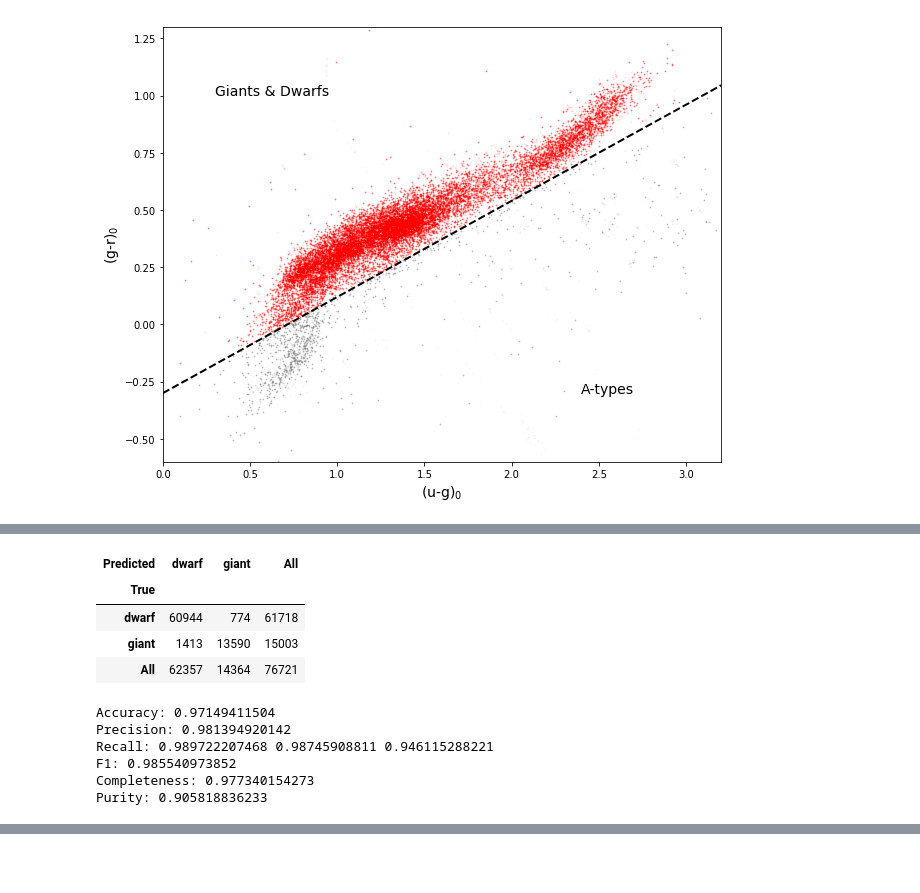
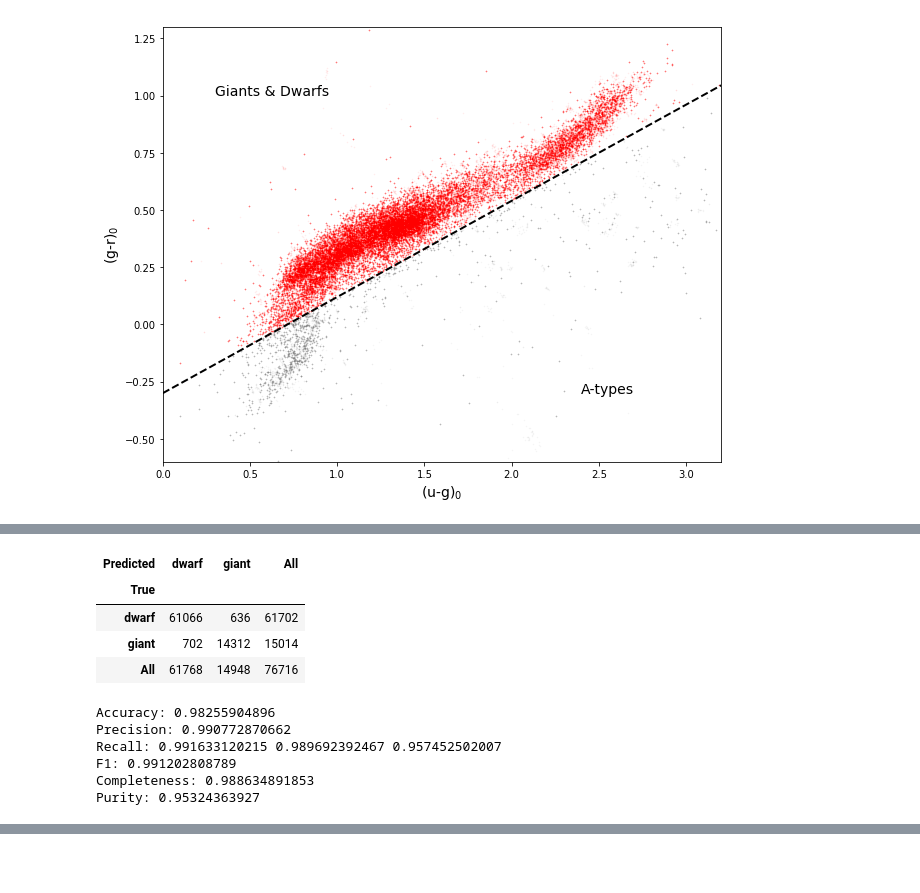
Before and after one commit to nannau/cfis_ml, a Jupyter notebook: catalogue_classing.ipynb, the cells around one changed output, grey strips where cells are left out. Drawn from its saved outputs; the diff is of its cells as text; code cells hidden in the pictures.

Commit message:
Added training based on colour. Includes results after 150 epochs

```diff
--- a/catalogue_classing.ipynb
+++ b/catalogue_classing.ipynb
@@ -189,7 +200,7 @@ Accuracy 0.786366006257
 seed = 7
 np.random.seed(seed)
 
-X = inputf.values.astype(float)
+X = inputs_col.values.astype(float)
 Y = outputf['logg_trinary'].values
 # loading the iris dataset
 print X.shape, Y.shape
@@ -202,14 +213,12 @@ print Y
 [2 2 1 ..., 1 0 2]
 # %%
-# encode class values as integers
-encoder = LabelEncoder()
-encoder.fit(outputf['logg_binary'])
-encoded_Y = encoder.transform(outputf['logg_binary'])
+epochs=150
+batch_size =1000
 
 def create_baseline():
     # create model
     model = Sequential()
-    model.add(Dense(32, input_dim=13, kernel_initializer='normal', activation='relu')) #v input_dim=13,
+    model.add(Dense(32, input_dim=5, kernel_initializer='normal', activation='relu')) #input_dim=13,
     model.add(Dense(5096, kernel_initializer='normal', activation='relu'))
     #model.add(Dense(256, kernel_initializer='normal', activation='relu'))
     model.add(Dense(256, kernel_initializer='normal', activation='relu'))
@@ -219,21 +228,24 @@ def create_baseline():
     model.compile(loss='binary_crossentropy', optimizer='adam', metrics=['accuracy'])
     return model
 
-new_model = False
+# encode class values as integers
+encoder = LabelEncoder()
+encoder.fit(outputf['logg_binary'])
+encoded_Y = encoder.transform(outputf['logg_binary'])
+
+new_model = True
+
 kfold = StratifiedKFold(n_splits=5, shuffle=True, random_state=seed)
+estimator = KerasClassifier(build_fn=create_baseline, epochs=epochs, batch_size=batch_size, verbose=1)
 
 if new_model:
     # evaluate model with standardized dataset
     print "Baseline creation..."
-    estimator = KerasClassifier(build_fn=create_baseline, epochs=100, batch_size=1000, verbose=1)
-    y_pred = cross_val_predict(estimator, X, encoded_Y, cv=kfold, n_jobs = 2)
+    y_pred = cross_val_predict(estimator, X, encoded_Y, cv=kfold, n_jobs = 5)
     y_val = (y_pred, encoded_Y)
-    pickle.dump(y_val, open( "./binary_class_pred.pickle", "wb" ) )
+    pickle.dump(y_val, open( "./pickle/binary_class_pred.pickle", "wb" ) )
 
 else:
-    y_val = pickle.load(open( "./binary_class_pred.pickle", "rb" ))
-
-y_pred = y_val[0]
-encoded_Y = y_val[1]
+    y_val = pickle.load(open( "./pickle/binary_class_pred.pickle", "rb" ))
 # %% [output]
 Baseline creation...
@@ -266,43 +285,39 @@ print y_pred
 # %%
-# TO DO:
-# Demonstrate, using 1 fold and 1 split of the data that
-# we do not overfit up to around 100 epochs.
-# Then plot the ROC for each fold!
-
-conf_mat = confusion_matrix(y,y_pred)
+conf_mat = confusion_matrix(encoded_Y, y_pred)
 y_true = pd.Series(outputf['logg_binary'])
 y_predicted = encoder.inverse_transform(y_pred[:,0])
 y_prd = pd.Series(y_predicted)
 
 display(pd.crosstab(y_true, y_prd, rownames=['True'], colnames=['Predicted'], margins=True))
-cm = confusion_matrix(y_true, y_prd)
+#cm = confusion_matrix(y_true, y_prd)
+cm = conf_mat
 
 tp0, fn, fp, tp1 = map(float, cm.ravel())
 
 tp = tp0+tp1
 precision = tp/(tp+fp)
 accuracy = (tp0+tp1)/ (tp0+tp1+fn+fp)
 recall = tp/(tp+fn)
 recall_1 = tp0/(tp0+fn)
 recall_2 = tp1/(tp1+fn)
 F1 = 2*(recall * precision) / (recall + precision)
 completeness = tp0/(tp0+fp)
 purity = tp1/(tp1+fp)
 print "Accuracy:", accuracy
 print "Precision:", precision
 print "Recall:",recall, recall_1, recall_2
 print "F1:", F1
 print "Completeness:", completeness
 print "Purity:", purity
 # %% [output]
 | Predicted | dwarf | giant | All |
 | True |  |  |  |
-| dwarf | 60944 | 774 | 61718 |
-| giant | 1413 | 13590 | 15003 |
-| All | 62357 | 14364 | 76721 |
+| dwarf | 61066 | 636 | 61702 |
+| giant | 702 | 14312 | 15014 |
+| All | 61768 | 14948 | 76716 |
-Accuracy: 0.97149411504
-Precision: 0.981394920142
-Recall: 0.989722207468 0.98745908811 0.946115288221
-F1: 0.985540973852
-Completeness: 0.977340154273
-Purity: 0.905818836233
+Accuracy: 0.98255904896
+Precision: 0.990772870662
+Recall: 0.991633120215 0.989692392467 0.957452502007
+F1: 0.991202808789
+Completeness: 0.988634891853
+Purity: 0.95324363927
```
Also changed, not shown: parts of 19 cells of this notebook, 1 other file.
